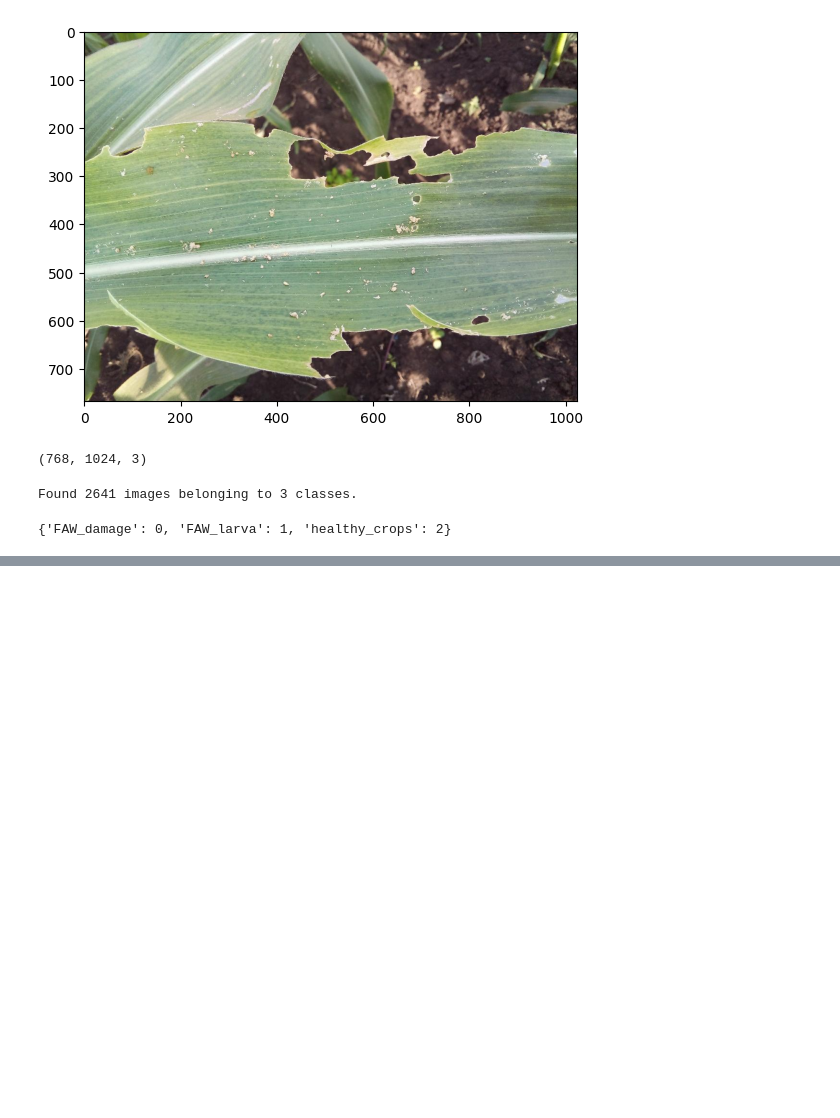
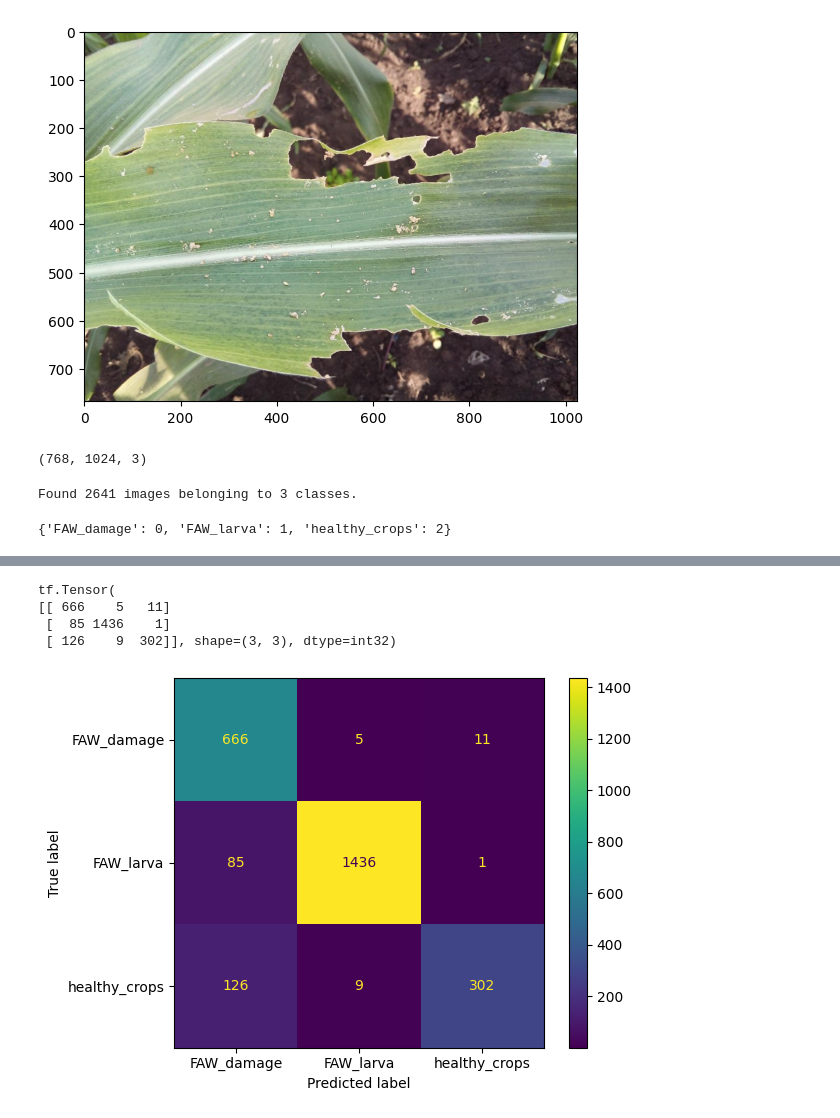
Before and after one commit to abdullahiabubakarumar21-cloud/Aumar-tech, a Jupyter notebook: project_practice.ipynb, the cells around one changed output, grey strips where cells are left out. Saved outputs shown, nothing was run; the diff lists cells and outputs as text; code cells hidden in the pictures; blank space fills up the shorter version.

```diff
--- a/project_practice.ipynb
+++ b/project_practice.ipynb
@@ -49,5 +50,5 @@ model.compile(optimizer=RMSprop(learning_rate=0.001),
 # %%
 model_fit = model.fit(train_dataset,
                       steps_per_epoch = 3,
-                      epochs= 20)
+                      epochs= 30)
 # %% [output]
@@ -70,0 +84,6 @@ Epoch 20/20
+# %%
+validation_dataset = validation.flow_from_directory(directory="/content/drive/MyDrive/GROUP R PROJECT/train",
+                                          target_size=(200,200),
+                                          batch_size=128,
+                                          class_mode='sparse',
+                                          shuffle=False) # Set shuffle to False for consistent label order
@@ -70,0 +92,7 @@ Epoch 20/20
+# %%
+# Get the true labels from the validation dataset
+labels = validation_dataset.classes
+
+# Get the predictions from the model
+predictions = model.predict(validation_dataset)
+predictions = np.argmax(predictions, axis=1)
@@ -70,0 +101,24 @@ Epoch 20/20
+# %%
+# confusion matrix
+confusion_matrix = tf.math.confusion_matrix(
+    labels,
+    predictions,
+    num_classes=None,
+    weights=None,
+    dtype=tf.dtypes.int32,
+    name=None
+)
+
+print(confusion_matrix)
+# %% [output]
+tf.Tensor(
+[[ 666    5   11]
+ [  85 1436    1]
+ [ 126    9  302]], shape=(3, 3), dtype=int32)
+# %%
+# confusion matrix visualization
+cm_display = ConfusionMatrixDisplay(confusion_matrix=confusion_matrix.numpy(), display_labels=train_dataset.class_indices.keys()) # Corrected variable name and added .numpy()
+cm_display.plot()
+plt.show() # Added to display the plot
+# %% [output]
+[figure, added]
```
Also changed, not shown: parts of 6 cells of this notebook.
